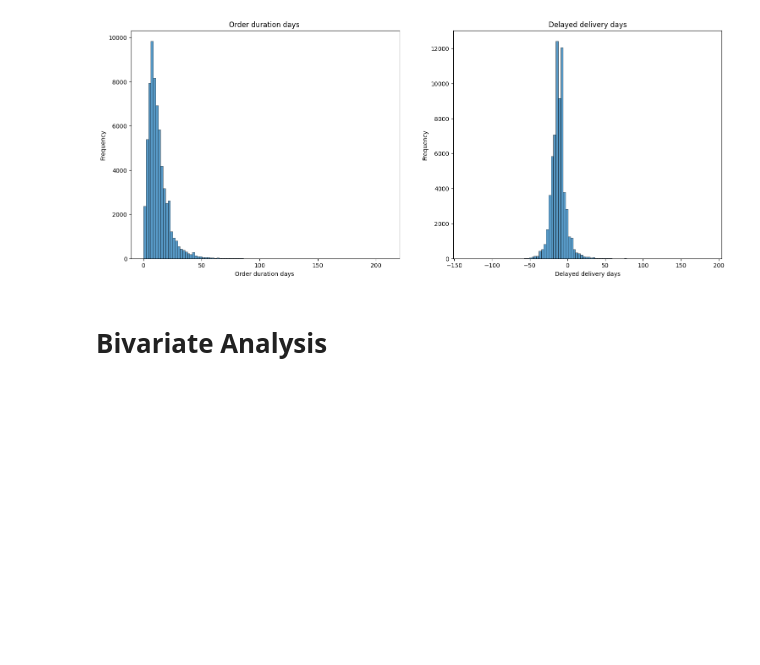
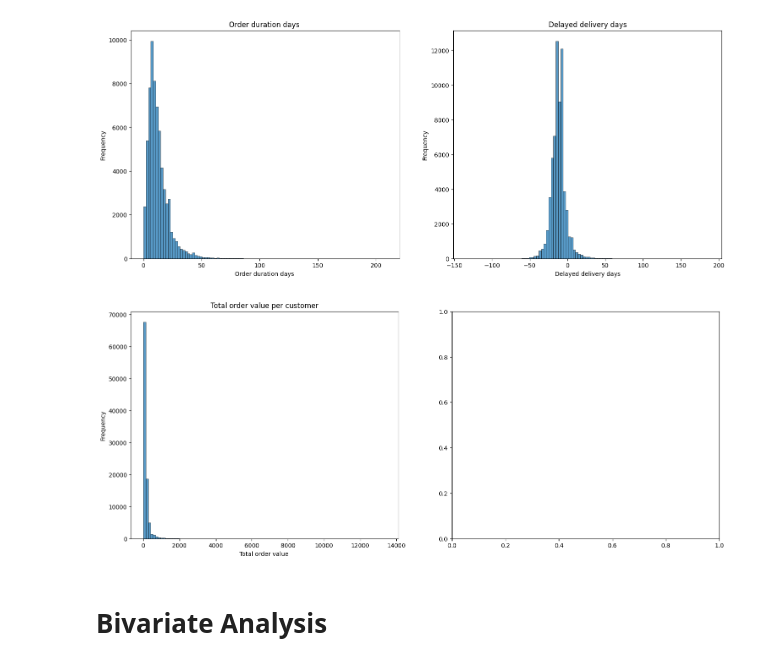
Before and after one commit to sohaibsalman13/Sales-Revenue-Prediction-App, a Jupyter notebook: main.ipynb, the cells around one changed output. Saved outputs shown, nothing was run; the diff lists cells and outputs as text; code cells hidden in the pictures; blank space fills up the shorter version.

```diff
--- a/main.ipynb
+++ b/main.ipynb
@@ -103,0 +105,4 @@ order_df
+# %%
+cust_df = run_redshift_query("SELECT * FROM cust_level_features")
+
+cust_df
@@ -175,6 +192,22 @@ axes[1].set_ylabel('Frequency')
 plt.show()
 # %% [output]
 [figure]
+# %%
+fig, axes = plt.subplots(1, 2, figsize=(18, 7))
+
+sns.histplot(data=cust_df, x='total_order_value', bins=100, ax=axes[0])
+axes[0].set_title('Total order value per customer')
+axes[0].set_xlabel('Total order value ')
+axes[0].set_ylabel('Frequency')
+
+# sns.histplot(data=cust_df, x='total_order_valueys', bins=100, ax=axes[1])
+# axes[1].set_title('Delayed delivery days')
+# axes[1].set_xlabel('Delayed delivery days')
+# axes[1].set_ylabel('Frequency')
+
+plt.show()
+# %% [output]
+[figure, added]
 # %% [markdown]
 # Bivariate Analysis
 # %%
```
Also changed, not shown: parts of 16 cells of this notebook, 1 other file.
